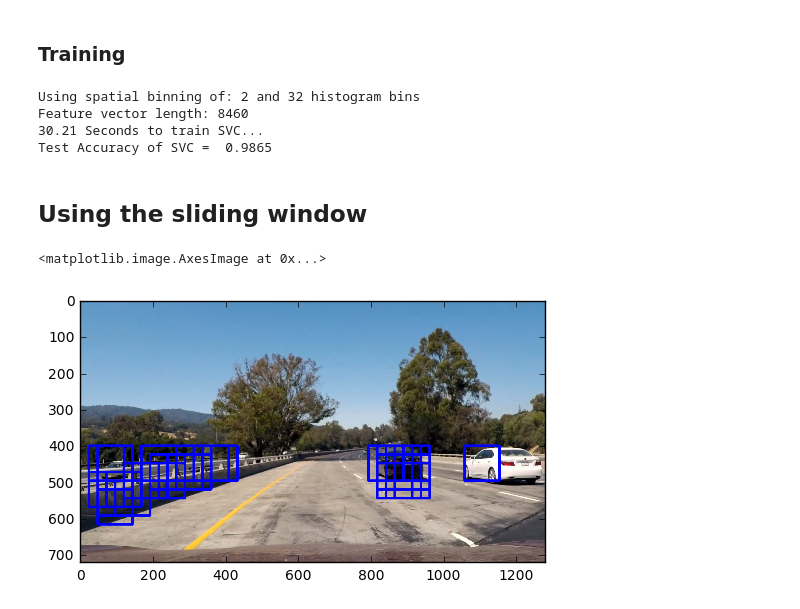
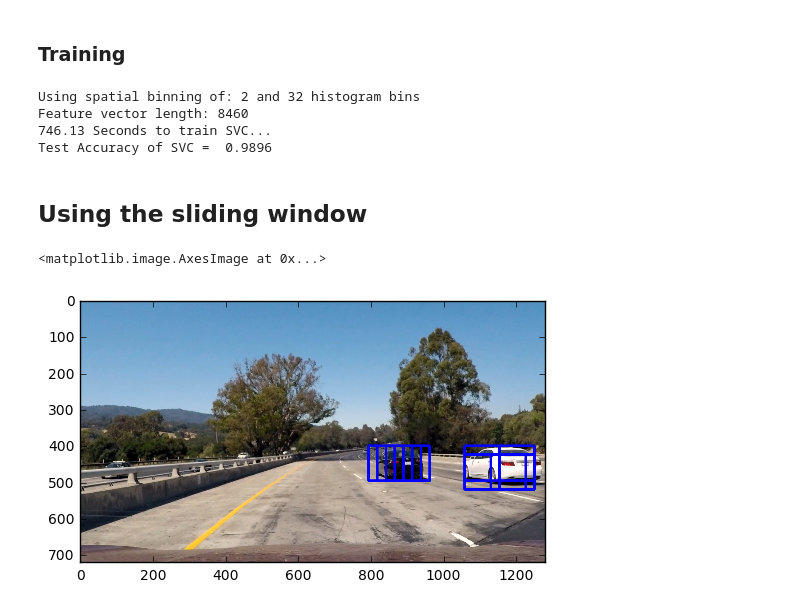
Before and after one commit to sprejjs/CarND-Vehicle-Detection, a Jupyter notebook: code.ipynb, the cells around one changed output. Drawn from its saved outputs; the diff is of its cells as text; code cells hidden in the pictures.

```diff
--- a/code.ipynb
+++ b/code.ipynb
@@ -75,7 +75,7 @@ def get_hog_features(img, orient, pix_per_cell, cell_per_block,
 
 # Define a function to extract features from a list of images
 # Have this function call bin_spatial() and color_hist()
-def extract_features(imgs, color_space='RGB', spatial_size=(32, 32),
+def extract_features(imgs, color_space='YCrCb', spatial_size=(32, 32),
                         hist_bins=32, orient=9,
                         pix_per_cell=8, cell_per_block=2, hog_channel="ALL",
                         spatial_feat=True, hist_feat=True, hog_feat=True):
@@ -151,7 +151,7 @@ X_train, X_test, y_train, y_test = train_test_split(scaled_X, y, test_size=0.2,
 # %% [markdown]
 ### Training
 # %%
-svc = LinearSVC()
+svc = SVC(kernel='linear' , probability = True)
 t=time.time()
 svc.fit(X_train, y_train)
 t2 = time.time()
@@ -164,8 +164,8 @@ print('Test Accuracy of SVC = ', round(svc.score(X_test, y_test), 4))
 # %% [output]
 Using spatial binning of: 2 and 32 histogram bins
 Feature vector length: 8460
-30.21 Seconds to train SVC...
-Test Accuracy of SVC =  0.9865
+746.13 Seconds to train SVC...
+Test Accuracy of SVC =  0.9896
 # %% [markdown]
 ## Using the sliding window
 # %%
@@ -232,34 +232,34 @@ def find_cars(img, ystart, ystop, scale, svc, X_scaler, orient, pix_per_cell, ce
 
             xleft = xpos*pix_per_cell
             ytop = ypos*pix_per_cell
 
             # Extract the image patch
-            subimg = cv2.resize(ctrans_tosearch[ytop:ytop+window, xleft:xleft+window], (64,64))
+            subimg = cv2.resize(ctrans_tosearch[ytop:ytop+window, xleft:xleft+window], (32,32))
 
             # Get color features
             spatial_features = bin_spatial(subimg, size=spatial_size)
             hist_features = color_hist(subimg, nbins=hist_bins)
 
             # Scale features and make a prediction
             test_features = X_scaler.transform(np.hstack((spatial_features, hist_features, hog_features))).reshape(1, -1)
-            test_prediction = svc.predict(test_features)
+            test_prediction = svc.predict_proba(test_features)
 
-            if test_prediction == 1:
+            if test_prediction[0][1] > 0.95:
                 xbox_left = np.int(xleft*scale)
                 ytop_draw = np.int(ytop*scale)
                 win_draw = np.int(window*scale)
                 cv2.rectangle(draw_img,(xbox_left, ytop_draw+ystart),(xbox_left+win_draw,ytop_draw+win_draw+ystart),(0,0,255),6)
 
     return draw_img
 
 ystart = 400
 ystop = 656
 scale = 1.5
 
 img = mpimg.imread('test_images/test1.jpg')
 out_img = find_cars(img, ystart, ystop, scale, svc, X_scaler, orient, pix_per_cell, cell_per_block, spatial_size, hist_bins)
 
 plt.imshow(out_img)
 # %% [output]
 <matplotlib.image.AxesImage at 0x...>
-[figure, old version]
+[figure, new version]
```
Also changed, not shown: parts of 1 cell of this notebook.
